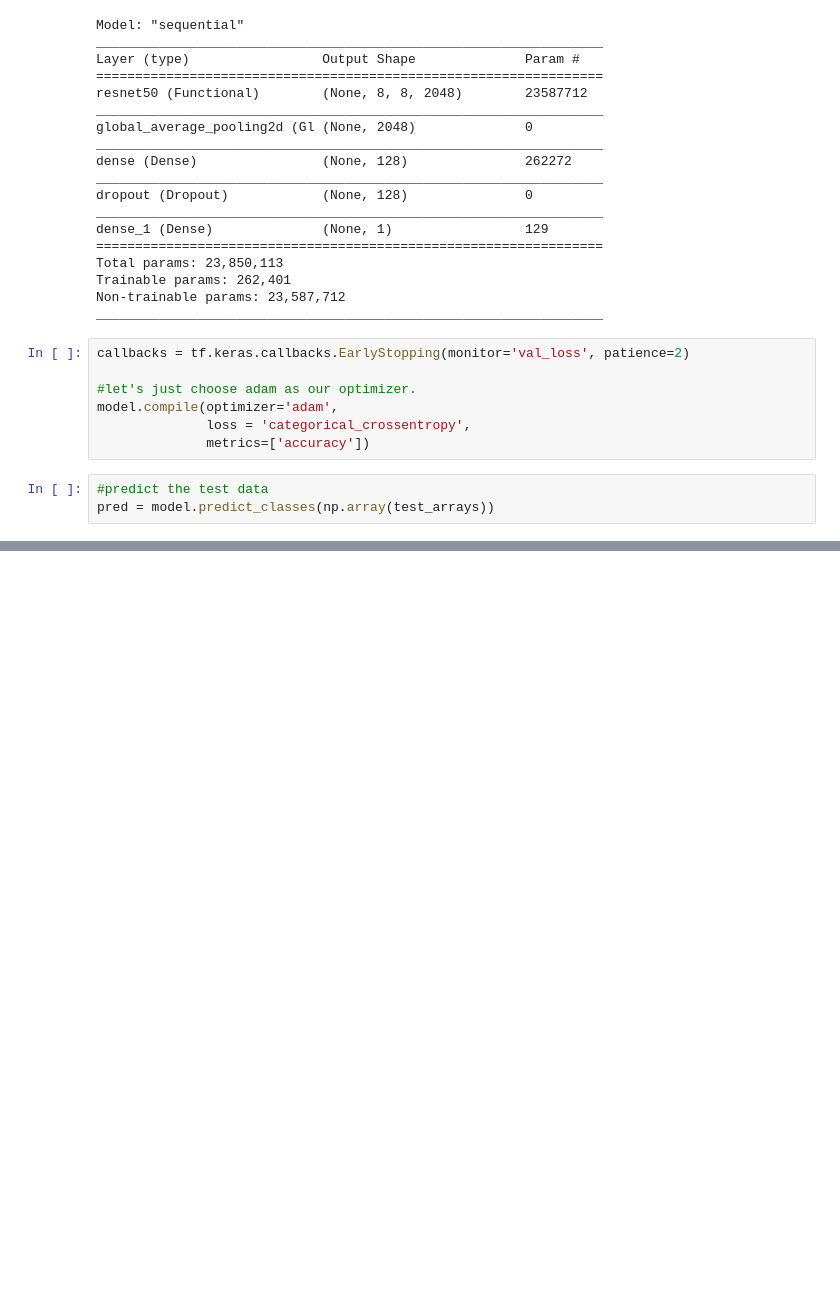
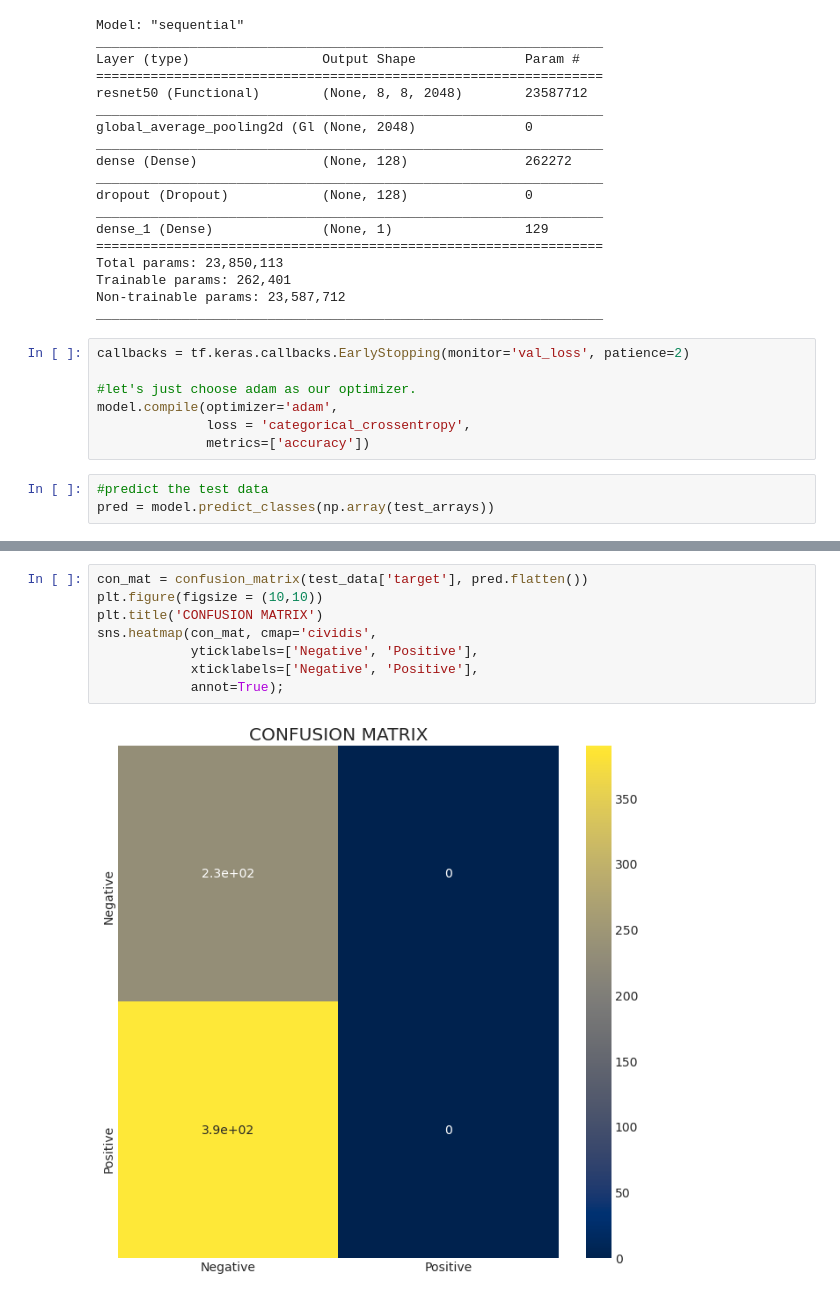
Before and after one commit to bharathulaprasad/cs360ml, a Jupyter notebook: Assignment_10.ipynb, the cells around one changed output, grey strips where cells are left out. Cells and saved outputs as stored; diff of their text form; blank space fills up the shorter version.

```diff
--- a/Assignment_10.ipynb
+++ b/Assignment_10.ipynb
@@ -465,0 +452,10 @@ weighted avg       0.61      0.38      0.21       624
+# %%
+con_mat = confusion_matrix(test_data['target'], pred.flatten())
+plt.figure(figsize = (10,10))
+plt.title('CONFUSION MATRIX')
+sns.heatmap(con_mat, cmap='cividis',
+            yticklabels=['Negative', 'Positive'],
+            xticklabels=['Negative', 'Positive'],
+            annot=True);
+# %% [output]
+[figure, added]
```
Also changed, not shown: parts of 4 cells of this notebook.
